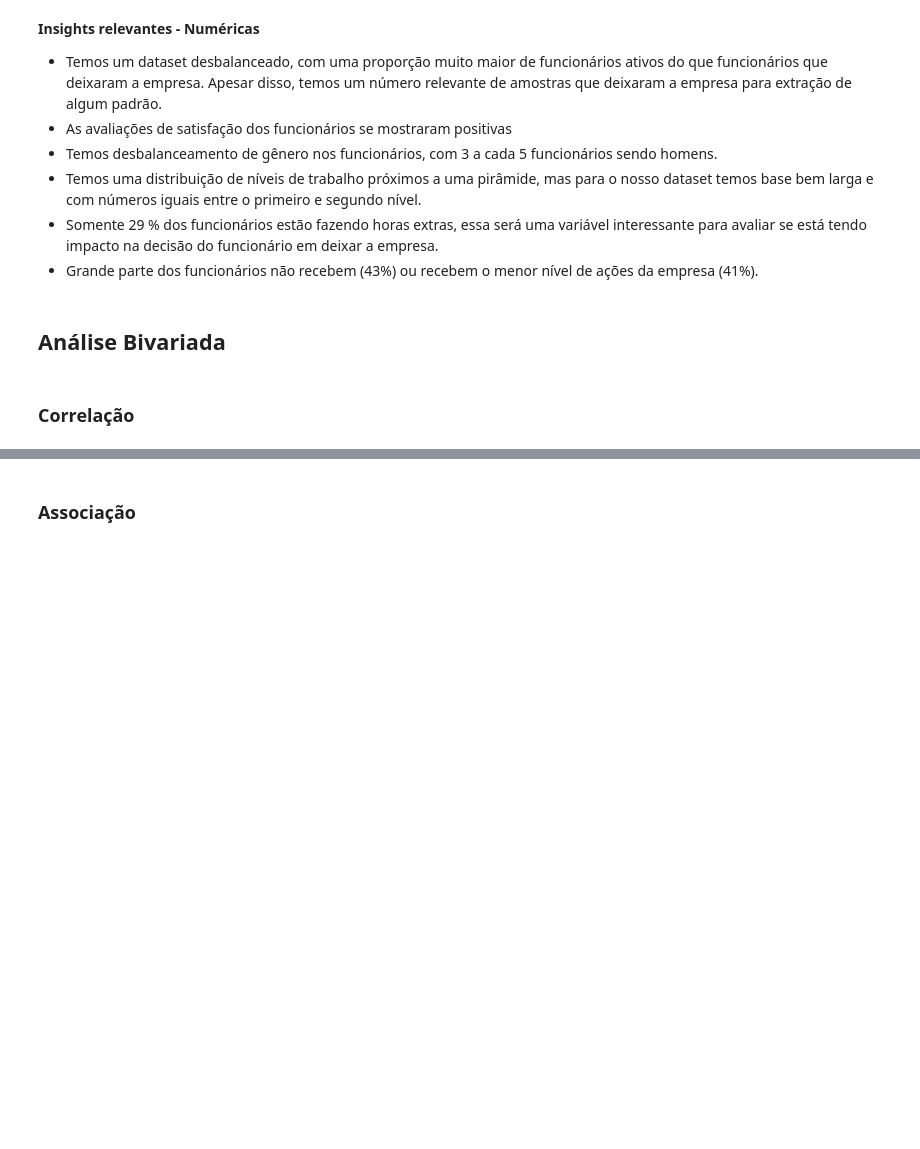
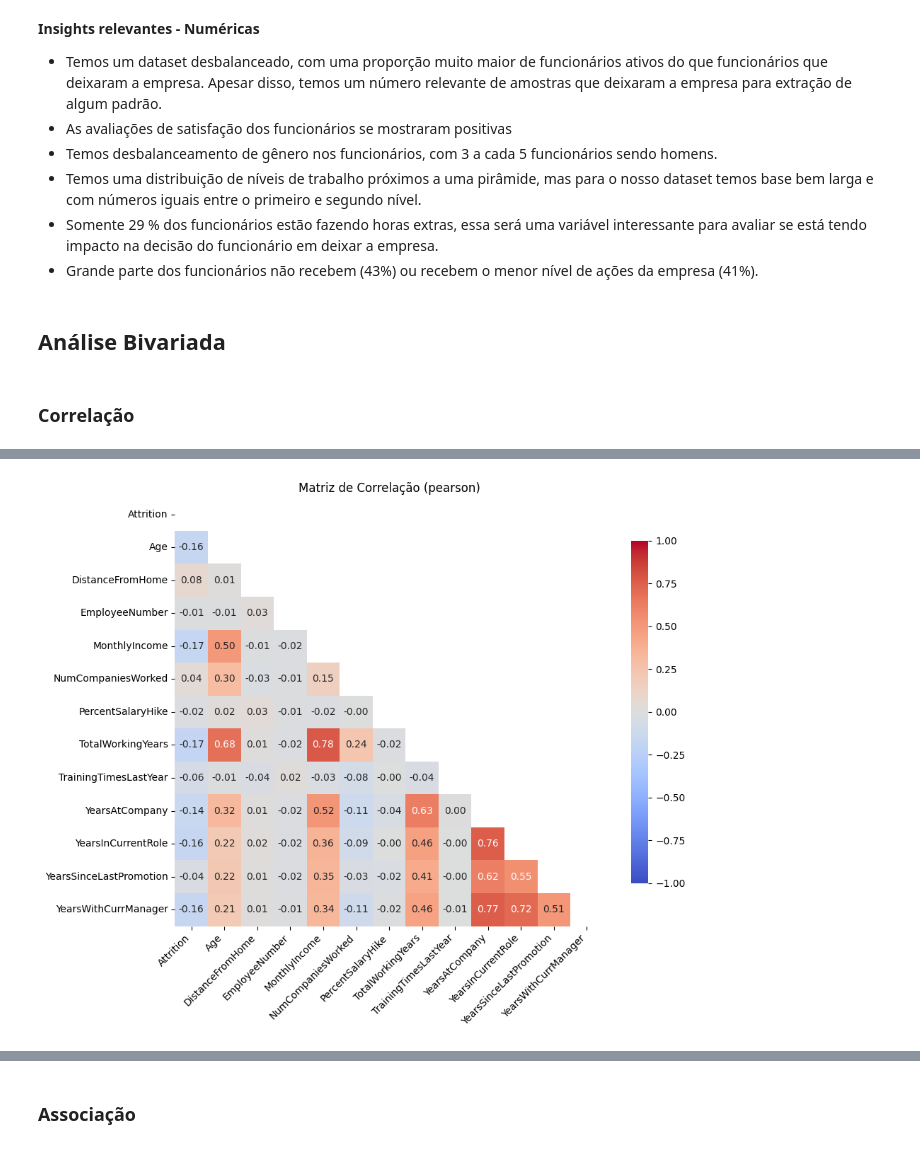
Before and after one commit to VitorMirandaAquino/pucrio-mvp-analise-dados, a Jupyter notebook: MVP_Análise_de_Dados_e_Boas_Práticas.ipynb, the cells around one changed output, grey strips where cells are left out. Saved outputs shown, nothing was run; the diff lists cells and outputs as text; code cells hidden in the pictures; blank space fills up the shorter version.

Commit message:
Adiciona análise de correlação de pearson e associação de kramer

```diff
--- a/MVP_Análise_de_Dados_e_Boas_Práticas.ipynb
+++ b/MVP_Análise_de_Dados_e_Boas_Práticas.ipynb
@@ -221,3 +252,30 @@ def analise_correlacao_categoricas(df, lista_colunas):
+# %%
+def analise_correlacao(df: pd.DataFrame, lista_colunas: list, metodo: str = "spearman"):
+    """
+    Função para análise de correlação de variaveis numéricas
+
+    Args:
+        df (pd.DataFrame): DataFrame com os dados
+        lista_colunas (list): Lista com nomes das colunas numéricas
+        metodo (str): Tipo de correlação ('pearson', 'spearman', 'kendall')
+    """
+    # Calcula a matriz de correlação
+    corr_matrix = df[lista_colunas].corr(method=metodo)
+
+    # Máscara para exibir apenas a parte inferior
+    mask = np.triu(np.ones_like(corr_matrix, dtype=bool))
+
+    # Visualização
+    plt.figure(figsize=(10, 8))
+    sns.heatmap(corr_matrix, mask=mask, annot=True, fmt=".2f",
+                cmap="coolwarm", vmin=-1, vmax=1, square=True,
+                cbar_kws={"shrink": 0.8})
+
+    plt.title(f'Matriz de Correlação ({metodo})')
+    plt.xticks(rotation=45, ha='right')
+    plt.yticks(rotation=0)
+    plt.tight_layout()
+    plt.show()
 # %%
 def analise_bivariada_categoricas(df: pd.DataFrame, variavel_comparativa: str, variavel_alvo: str):
     """
@@ -1114,0 +1183,17 @@ Número de outliers: 13 (0.92% dos dados)
+# %%
+# Criar uma cópia do dataframe para análise de correlação
+colunas_correlacao = [
+    'Attrition', 'Age', 'DistanceFromHome', 'EmployeeNumber', 'MonthlyIncome', 'NumCompaniesWorked',
+    'PercentSalaryHike', 'TotalWorkingYears', 'TrainingTimesLastYear', 'YearsAtCompany',
+    'YearsInCurrentRole', 'YearsSinceLastPromotion', 'YearsWithCurrManager'
+]
+df_para_correlacao = df[colunas_correlacao].copy()
+df_para_correlacao['Attrition'] = df_para_correlacao['Attrition'].map({'Yes': 1, 'No': 0})
+# %%
+analise_correlacao(
+    df_para_correlacao,
+    colunas_correlacao,
+    metodo = 'pearson'
+)
+# %% [output]
+[figure, added]
```
Also changed, not shown: parts of 9 cells of this notebook.
